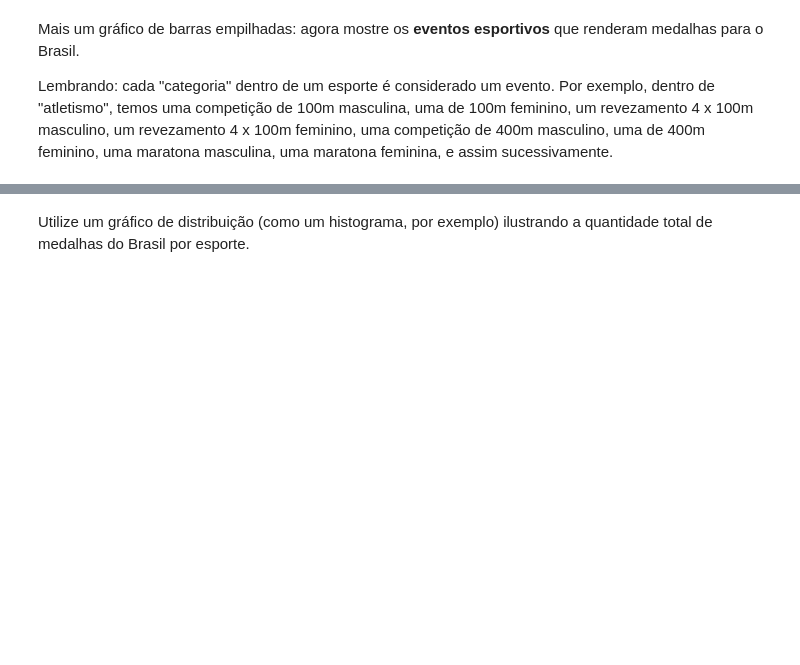
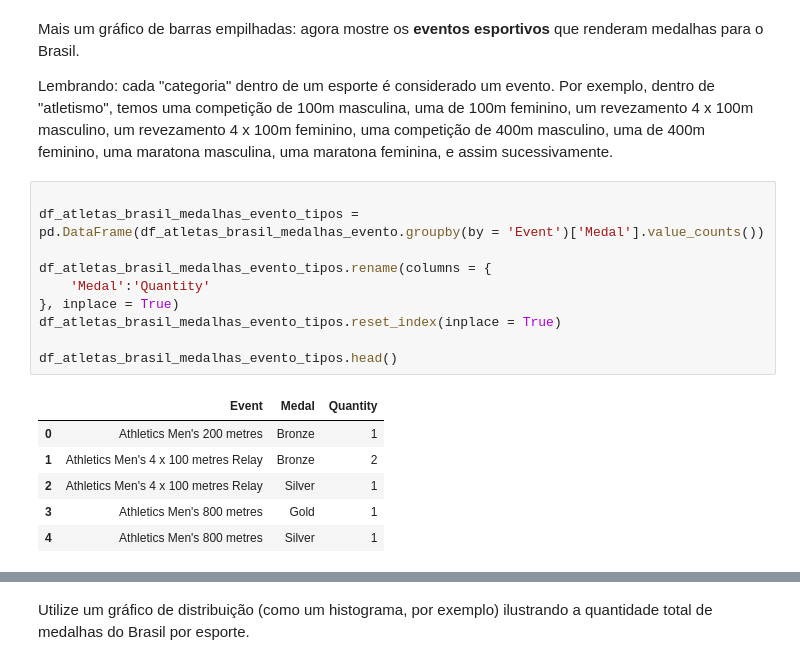
Before and after one commit to pedrobsantana/Projeto-II-Olimpiadas, a Jupyter notebook: Projeto - Dataviz - ADELAIDE.ipynb, the cells around one changed output, grey strips where cells are left out. Cells and saved outputs as stored; diff of their text form; blank space fills up the shorter version.

```diff
--- a/Projeto - Dataviz - ADELAIDE.ipynb
+++ b/Projeto - Dataviz - ADELAIDE.ipynb
@@ -264,3 +264,20 @@ fig2.show()
 Mais um gráfico de barras empilhadas: agora mostre os **eventos esportivos** que renderam medalhas para o Brasil.
 
 Lembrando: cada "categoria" dentro de um esporte é considerado um evento. Por exemplo, dentro de "atletismo", temos uma competição de 100m masculina, uma de 100m feminino, um revezamento 4 x 100m masculino, um revezamento 4 x 100m feminino, uma competição de 400m masculino, uma de 400m feminino, uma maratona masculina, uma maratona feminina, e assim sucessivamente.
+# %%
+
+df_atletas_brasil_medalhas_evento_tipos = pd.DataFrame(df_atletas_brasil_medalhas_evento.groupby(by = 'Event')['Medal'].value_counts())
+
+df_atletas_brasil_medalhas_evento_tipos.rename(columns = {
+    'Medal':'Quantity'
+}, inplace = True)
+df_atletas_brasil_medalhas_evento_tipos.reset_index(inplace = True)
+
+df_atletas_brasil_medalhas_evento_tipos.head()
+# %% [output]
+|  | Event | Medal | Quantity |
+| 0 | Athletics Men's 200 metres | Bronze | 1 |
+| 1 | Athletics Men's 4 x 100 metres Relay | Bronze | 2 |
+| 2 | Athletics Men's 4 x 100 metres Relay | Silver | 1 |
+| 3 | Athletics Men's 800 metres | Gold | 1 |
+| 4 | Athletics Men's 800 metres | Silver | 1 |
```
Also changed, not shown: parts of 5 cells of this notebook.
